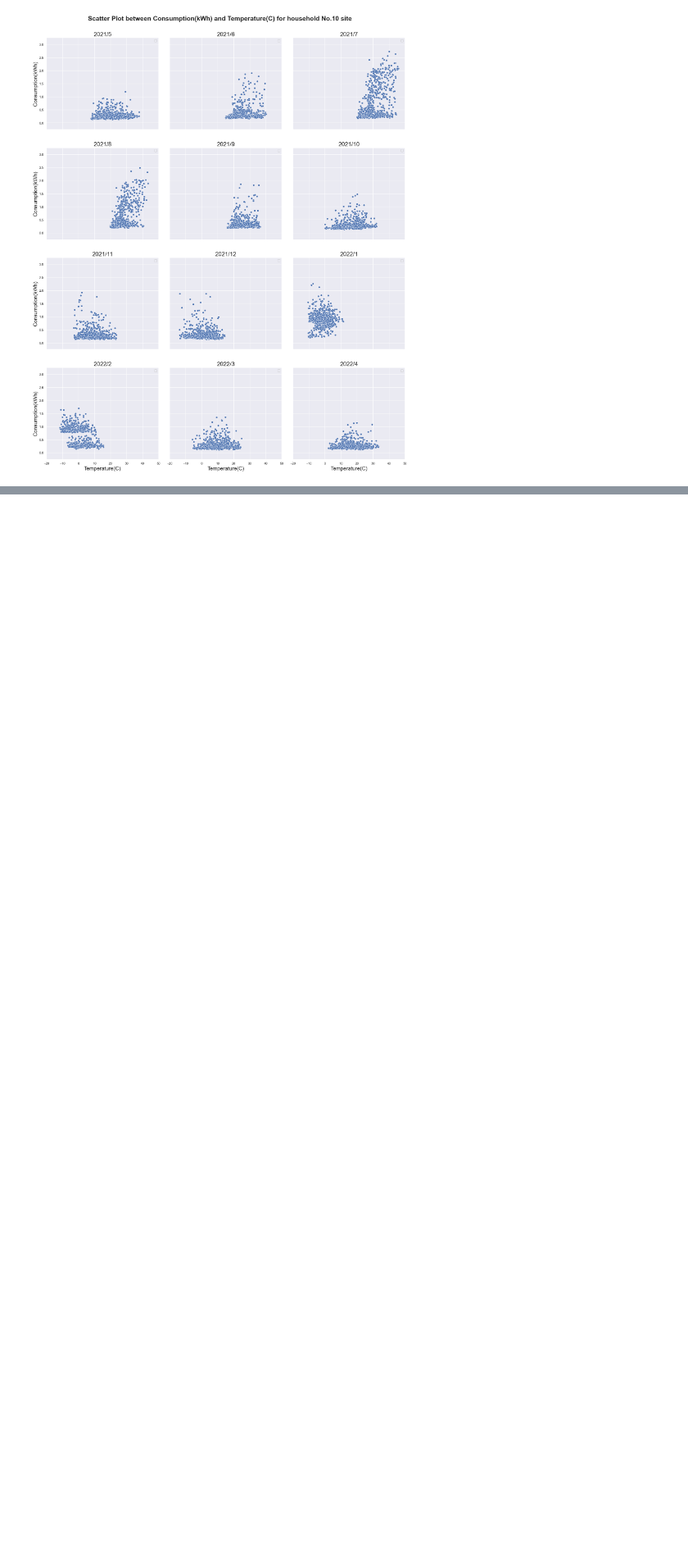
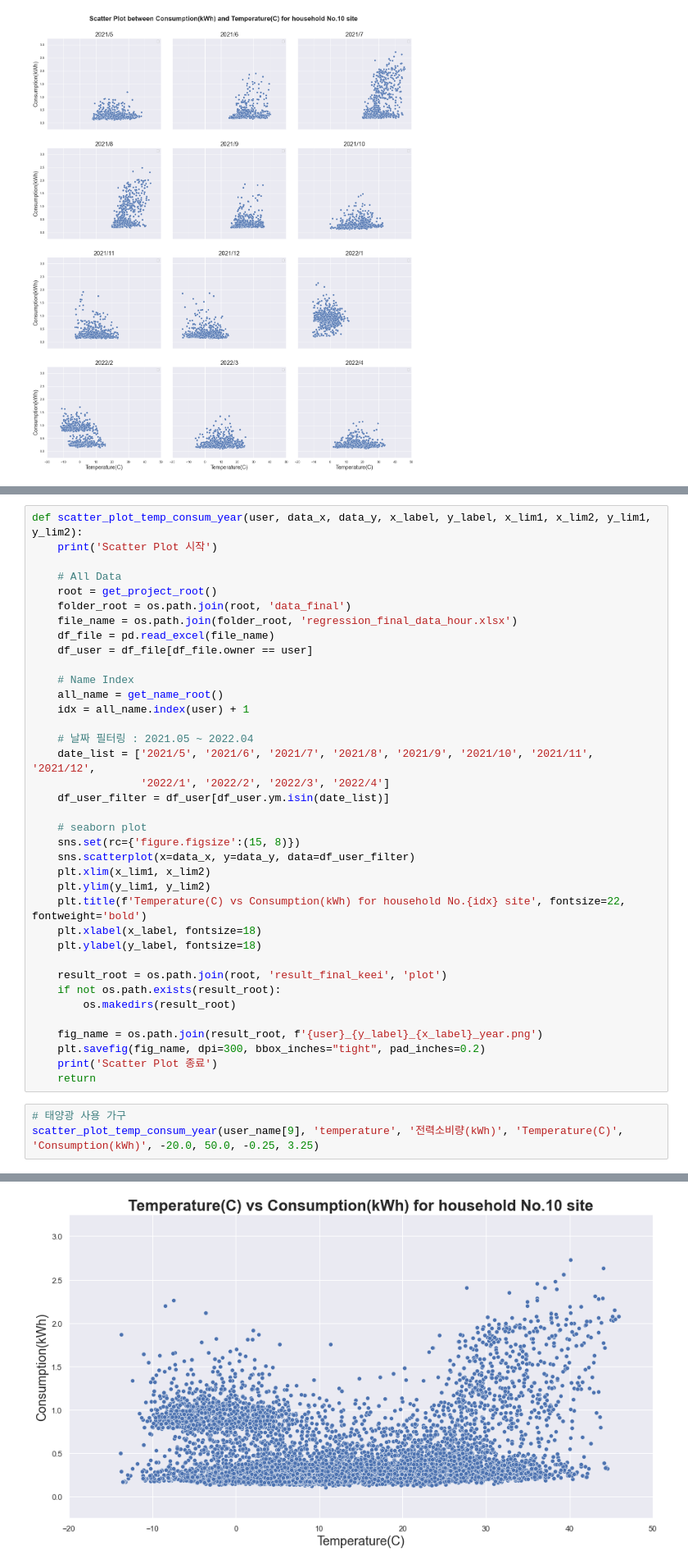
Before and after one commit to hyeondk/PV-Smart-Metering-2022, a Jupyter notebook: 2. Analysis Code/6. Making final results/6. solar_visual.ipynb, the cells around one changed output, grey strips where cells are left out. Shown at 82% size. Cells and saved outputs as stored; diff of their text form; blank space fills up the shorter version.

```diff
--- a/2. Analysis Code/6. Making final results/6. solar_visual.ipynb
+++ b/2. Analysis Code/6. Making final results/6. solar_visual.ipynb
@@ -393,0 +452,41 @@ User Scatter Plot 종료
+# %%
+def scatter_plot_temp_consum_year(user, data_x, data_y, x_label, y_label, x_lim1, x_lim2, y_lim1, y_lim2):
+    print('Scatter Plot 시작')
+
+    # All Data
+    root = get_project_root()
+    folder_root = os.path.join(root, 'data_final')
+    file_name = os.path.join(folder_root, 'regression_final_data_hour.xlsx')
+    df_file = pd.read_excel(file_name)
+    df_user = df_file[df_file.owner == user]
+
+    # Name Index
+    all_name = get_name_root()
+    idx = all_name.index(user) + 1
+
+    # 날짜 필터링 : 2021.05 ~ 2022.04
+    date_list = ['2021/5', '2021/6', '2021/7', '2021/8', '2021/9', '2021/10', '2021/11', '2021/12',
+                 '2022/1', '2022/2', '2022/3', '2022/4']
+    df_user_filter = df_user[df_user.ym.isin(date_list)]
+
+    # seaborn plot
+    sns.set(rc={'figure.figsize':(15, 8)})
+    sns.scatterplot(x=data_x, y=data_y, data=df_user_filter)
+    plt.xlim(x_lim1, x_lim2)
+    plt.ylim(y_lim1, y_lim2)
+    plt.title(f'Temperature(C) vs Consumption(kWh) for household No.{idx} site', fontsize=22, fontweight='bold')
+    plt.xlabel(x_label, fontsize=18)
+    plt.ylabel(y_label, fontsize=18)
+
+    result_root = os.path.join(root, 'result_final_keei', 'plot')
+    if not os.path.exists(result_root):
+        os.makedirs(result_root)
+
+    fig_name = os.path.join(result_root, f'{user}_{y_label}_{x_label}_year.png')
+    plt.savefig(fig_name, dpi=300, bbox_inches="tight", pad_inches=0.2)
+    print('Scatter Plot 종료')
+    return
+# %%
+# 태양광 사용 가구
+scatter_plot_temp_consum_year(user_name[9], 'temperature', '전력소비량(kWh)', 'Temperature(C)', 'Consumption(kWh)', -20.0, 50.0, -0.25, 3.25)
+# %% [output]
@@ -393,0 +495 @@ User Scatter Plot 종료
+[figure, added]
```
Also changed, not shown: parts of 9 cells of this notebook.
